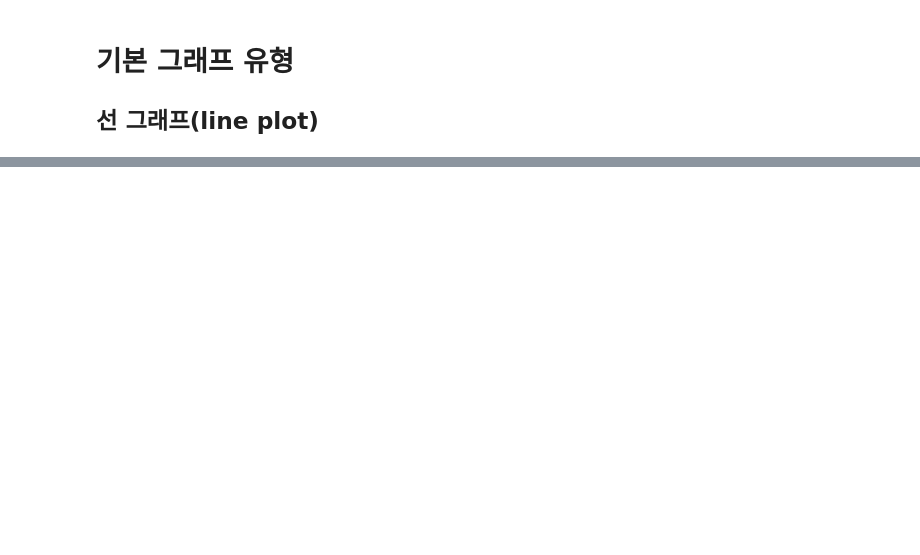
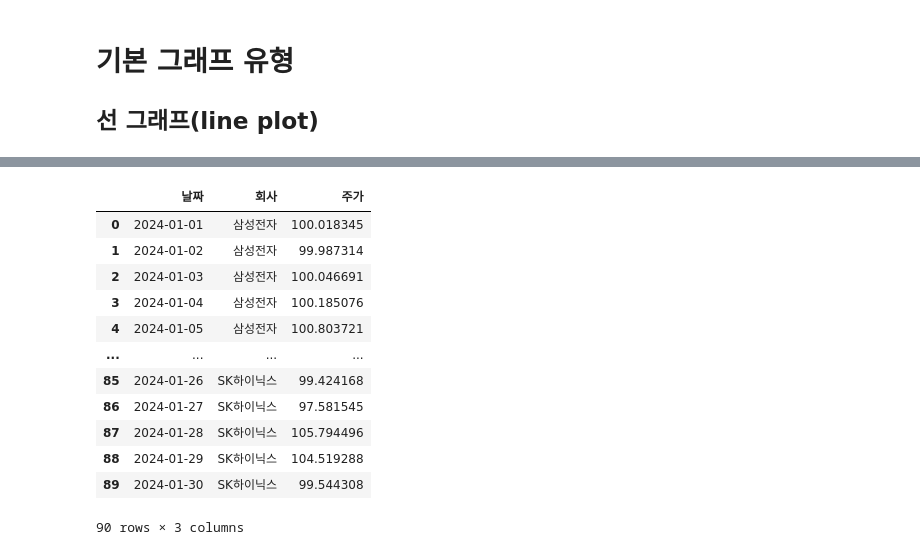
Before and after one commit to 2eenirv-commits/big0611, a Jupyter notebook: py/p02_데이터분석및시각화/ch06_plotly/ex02_기본그래프유형.ipynb, the cells around one changed output, grey strips where cells are left out. Saved outputs shown, nothing was run; the diff lists cells and outputs as text; code cells hidden in the pictures; blank space fills up the shorter version.

```diff
--- a/py/p02_데이터분석및시각화/ch06_plotly/ex02_기본그래프유형.ipynb
+++ b/py/p02_데이터분석및시각화/ch06_plotly/ex02_기본그래프유형.ipynb
@@ -52,9 +52,26 @@ fig.show()
 # %%
 # 2. 다중 선 그래프
 companies = ['삼성전자', 'LG전자', 'SK하이닉스']
 stock_data = []
 
 for company in companies:
     for i, date in enumerate(dates):
         price = 100 + np.cumsum(np.random.randn(1))[0] * (i + 1) /10
         stock_data.append({'날짜': date, '회사': company, '주가': price})
+
+df_stocks = pd.DataFrame(stock_data)
+df_stocks
+# %% [output]
+|  | 날짜 | 회사 | 주가 |
+| 0 | 2024-01-01 | 삼성전자 | 100.018345 |
+| 1 | 2024-01-02 | 삼성전자 | 99.987314 |
+| 2 | 2024-01-03 | 삼성전자 | 100.046691 |
+| 3 | 2024-01-04 | 삼성전자 | 100.185076 |
+| 4 | 2024-01-05 | 삼성전자 | 100.803721 |
+| ... | ... | ... | ... |
+| 85 | 2024-01-26 | SK하이닉스 | 99.424168 |
+| 86 | 2024-01-27 | SK하이닉스 | 97.581545 |
+| 87 | 2024-01-28 | SK하이닉스 | 105.794496 |
+| 88 | 2024-01-29 | SK하이닉스 | 104.519288 |
+| 89 | 2024-01-30 | SK하이닉스 | 99.544308 |
+90 rows × 3 columns
```
Also changed, not shown: parts of 6 cells of this notebook.
